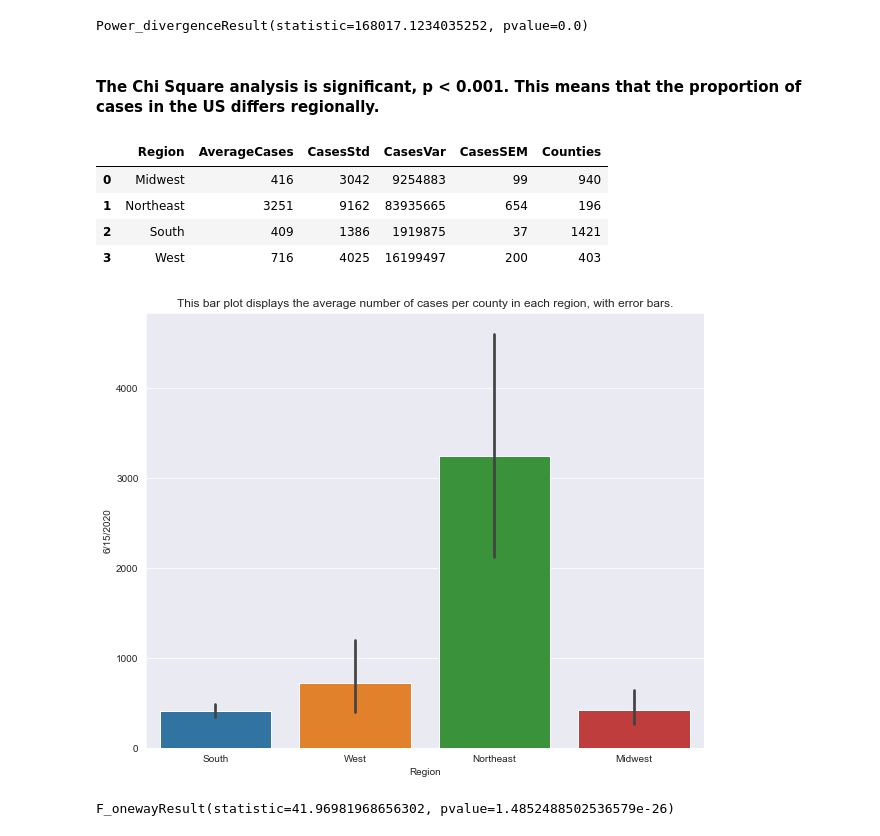
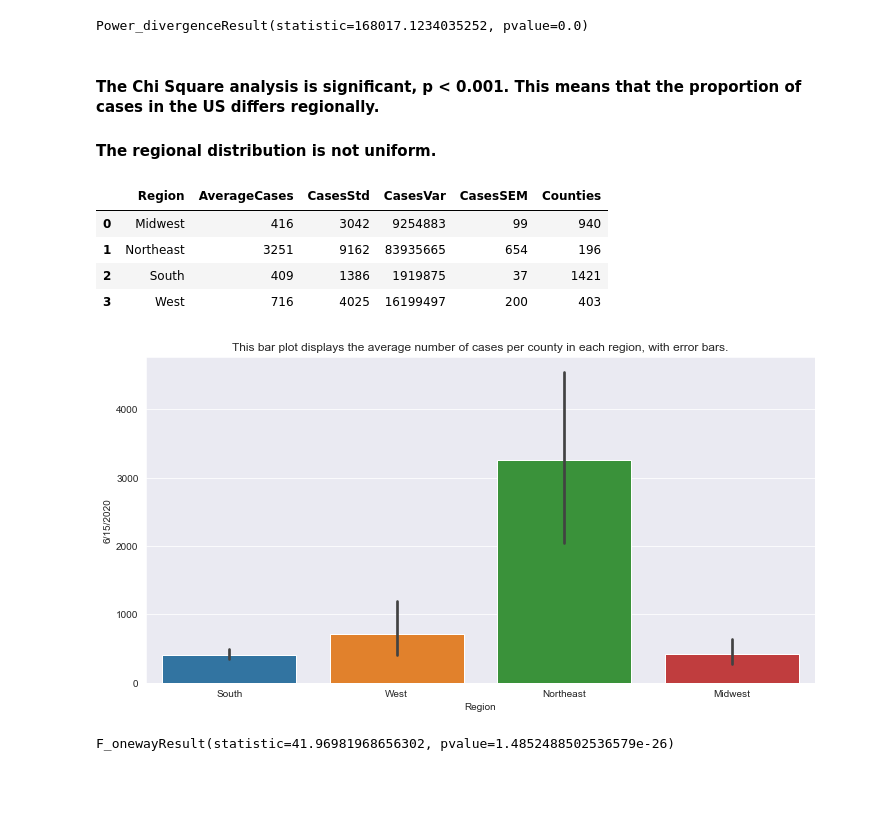
Before and after one commit to lewisaaronpaul/Project01_COVID-19_Analysis_TeamCool, a Jupyter notebook: project1apl.ipynb, the cells around one changed output. Drawn from its saved outputs; the diff is of its cells as text; code cells hidden in the pictures; blank space fills up the shorter version.

```diff
--- a/project1apl.ipynb
+++ b/project1apl.ipynb
@@ -279,9 +337,11 @@ census_county_only_filter.head()
 # %%
 # Merge for covid_county_full
-covid_county = pd.merge(cases_county_filter, census_county_only_filter, how="left", left_on = "countyFIPS",
+covid_county1 = pd.merge(cases_county_filter, census_county_only_filter, how="left", left_on = "countyFIPS",
                              right_on = "FIPS")
-# Drop some columns.
-covid_county.drop(["FIPS"], axis = 1, inplace = True)
 # Remove rows missing data
-covid_county = covid_county.dropna()
-covid_county_full = covid_county.copy()
+covid_county1 = covid_county1.dropna()
+# %%
+# Merge the data on Deaths.
+covid_county = pd.merge(covid_county1, deaths_county_filter, how="left", left_on = "countyFIPS",
+                             right_on = "id")
+covid_county.head()
@@ -288,3 +355,8 @@ covid_county_full = covid_county.copy()
+# %%
+# Drop some columns.
+covid_county.drop(["FIPS", "id"], axis = 1, inplace = True)
+
+covid_county_full = covid_county.copy()
 # %% [markdown]
 # covid_county_full
 # %%
@@ -385,0 +453,2 @@ covid_county_full_region.head()
+# %%
+covid_county_full_region['Pop_density'] = round(covid_county_full_region['Tot_Pop_ACS_14_18']/covid_county_full_region['LAND_AREA'], 0)
@@ -450,5 +553,6 @@ stats.chisquare(region_case_count_df['Cases as of Jun 15'], region_case_count_df
 Power_divergenceResult(statistic=168017.1234035252, pvalue=0.0)
 # %% [markdown]
 #### The Chi Square analysis is significant, p < 0.001. This means that the proportion of cases in the US differs regionally.
+#### The regional distribution is not uniform.
 # %%
 # Extract individual groups.
@@ -474,9 +578,10 @@ region_cases_Summary
 | 2 | South | 409 | 1386 | 1919875 | 37 | 1421 |
 | 3 | West | 716 | 4025 | 16199497 | 200 | 403 |
 # %%
+rcParams['figure.figsize'] = 12, 6
 plt.title('This bar plot displays the average number of cases per county in each region, with error bars.')
 sns.barplot(x='Region', y='6/15/2020', data=covid_county_full_region);
 # %% [output]
-[figure, old version]
+[figure, new version]
 # %%
 # Perform the ANOVA
```
Also changed, not shown: parts of 47 cells of this notebook, 16 other files.
